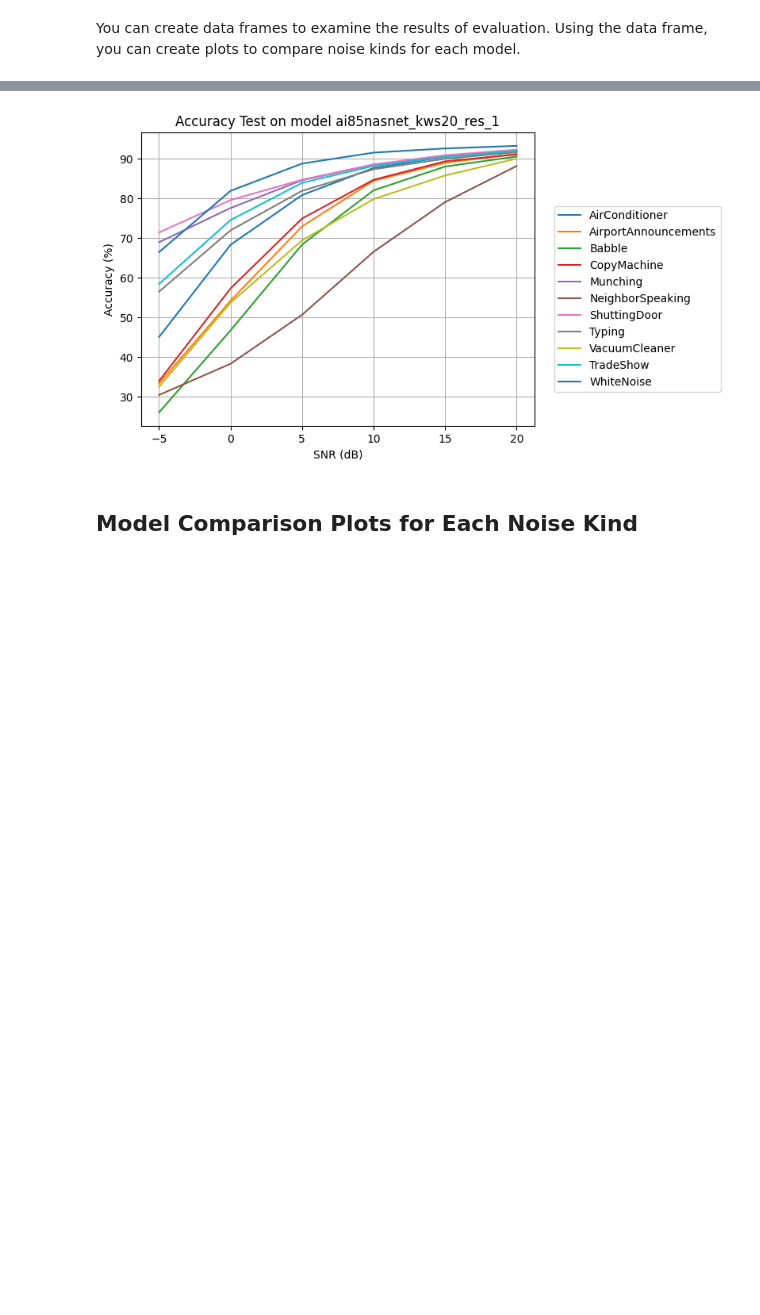
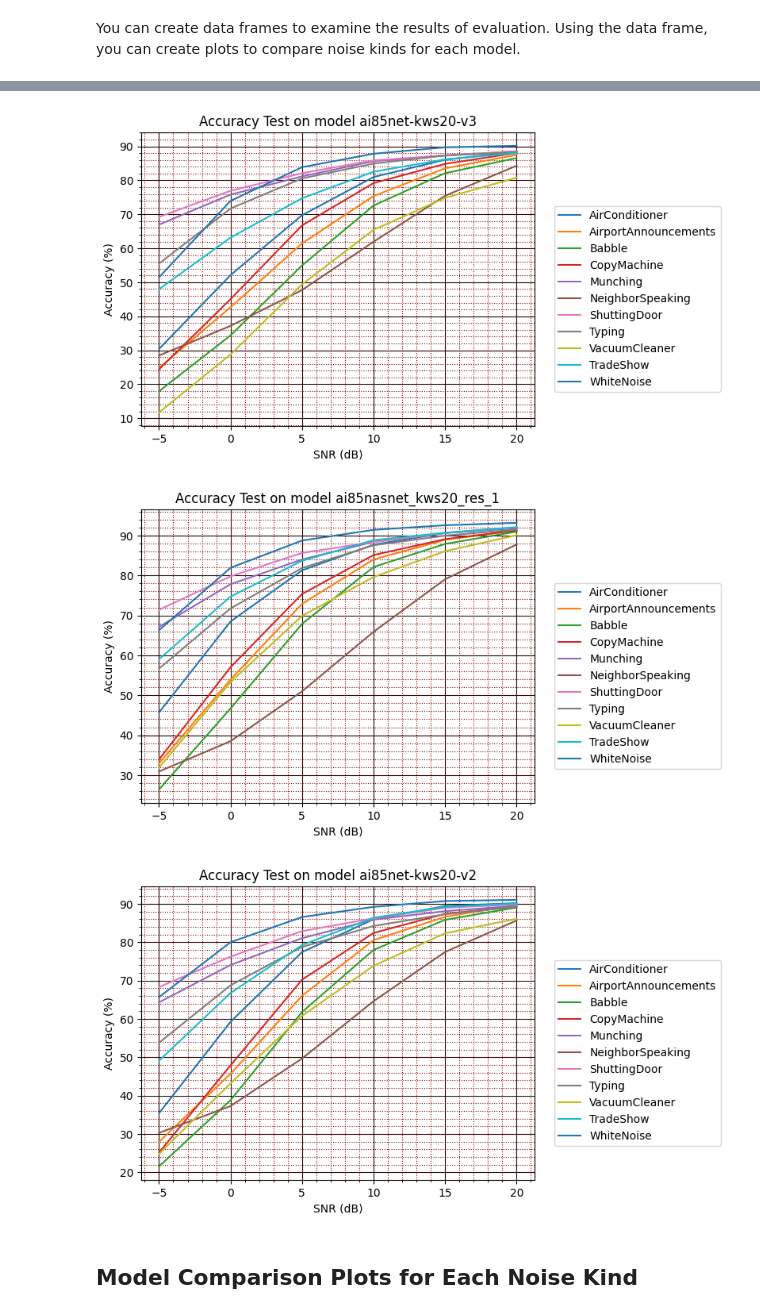
Before and after one commit to analogdevicesinc/ai8x-training, a Jupyter notebook: notebooks/Automated_Evaluation_KWS.ipynb, the cells around one changed output, grey strips where cells are left out. Drawn from its saved outputs; the diff is of its cells as text; code cells hidden in the pictures; blank space fills up the shorter version.

```diff
--- a/notebooks/Automated_Evaluation_KWS.ipynb
+++ b/notebooks/Automated_Evaluation_KWS.ipynb
@@ -260,4 +236,4 @@ def benchmark(noise_list = None, snr_list = None):
 
     return accuracies
 # %%
-accuracies = benchmark(noise_list = noise_list, snr_list = snr_list)
+accuracies_nas = benchmark(noise_list = noise_list, snr_list = snr_list)
@@ -264,22 +354,31 @@ accuracies = benchmark(noise_list = noise_list, snr_list = snr_list)
+# %%
+accuracies = [accuracies_nas, accuracies_v2, accuracies_v3]
+model_files = ["ai85nasnet_kws20_res_1", "ai85net-kws20-v2", "ai85net-kws20-v3"]
 # %% [markdown]
 ## Step 4: Noise Kind Comparison Plots
 # %% [markdown]
 You can create data frames to examine the results of evaluation. Using the data frame, you can create plots to compare noise kinds for each model.
 # %%
-csv ={}
+accs = []
+for model_name, model_acc in enumerate(accuracies):
+    csv = {}
 
-for idx, i in enumerate(noise_list):
-    csv[i] = accuracies[idx]
+    for idx, i in enumerate(noise_list):
+        csv[i] = model_acc[idx]
 
-    csv_list = []
+        csv_list = []
+        csv_list.append(['raw', 'None', model_acc[-1][0]])
 
-    csv_list.append(['raw', 'None', accuracies[-1][0]])
+        for i in csv.keys():
+            for idx, j in enumerate(csv[i]):
+                csv_list.append([i, snr_list[idx], j])
 
-    for i in csv.keys():
-        for idx, j in enumerate(csv[i]):
-            csv_list.append([i, snr_list[idx], j])
+        df = pd.DataFrame(csv_list, columns = ['Type', 'SNR (dB)', f'{model_files[model_name]}'])
 
-    df = pd.DataFrame(csv_list, columns = ['Type', 'SNR (dB)', f'{model_file}'])
+    accs.append(df)
+# %%
+for i in accs:
+    df[i.columns[-1]] = i[i.columns[-1]]
 # %%
 df
 # %% [output]
@@ -312,18 +411,22 @@ def plot_values(model_num):
 # %%
 for model_num in df.columns[2:]:
     accuracies_values = plot_values(model_num)
     plt.figure()
-    plt.grid()
+    plt.grid(visible=True, which='major', color='#300000', linestyle='-')
+    plt.minorticks_on()
+    plt.grid(visible=True, which='minor', color='#900000', linestyle=':')
     for noise in noise_list:
-        plt.title(f'Accuracy Test on model {model_num}') #duzelecek
+        plt.title(f'Accuracy Test on model {model_num}')
         plt.xlabel('SNR (dB)')
         plt.ylabel('Accuracy (%)')
         plt.plot(snr_list, accuracies_values[noise])
 
     plt.legend(noise_list, bbox_to_anchor=(1.05, 0.75),
                         loc='upper left', borderaxespad=0.)
 # %% [output]
-[figure, old version]
+[figure, new version]
+[figure, added]
+[figure, added]
 # %% [markdown]
 ## Model Comparison Plots for Each Noise Kind
 # %% [markdown]
```
Also changed, not shown: parts of 14 cells of this notebook.
